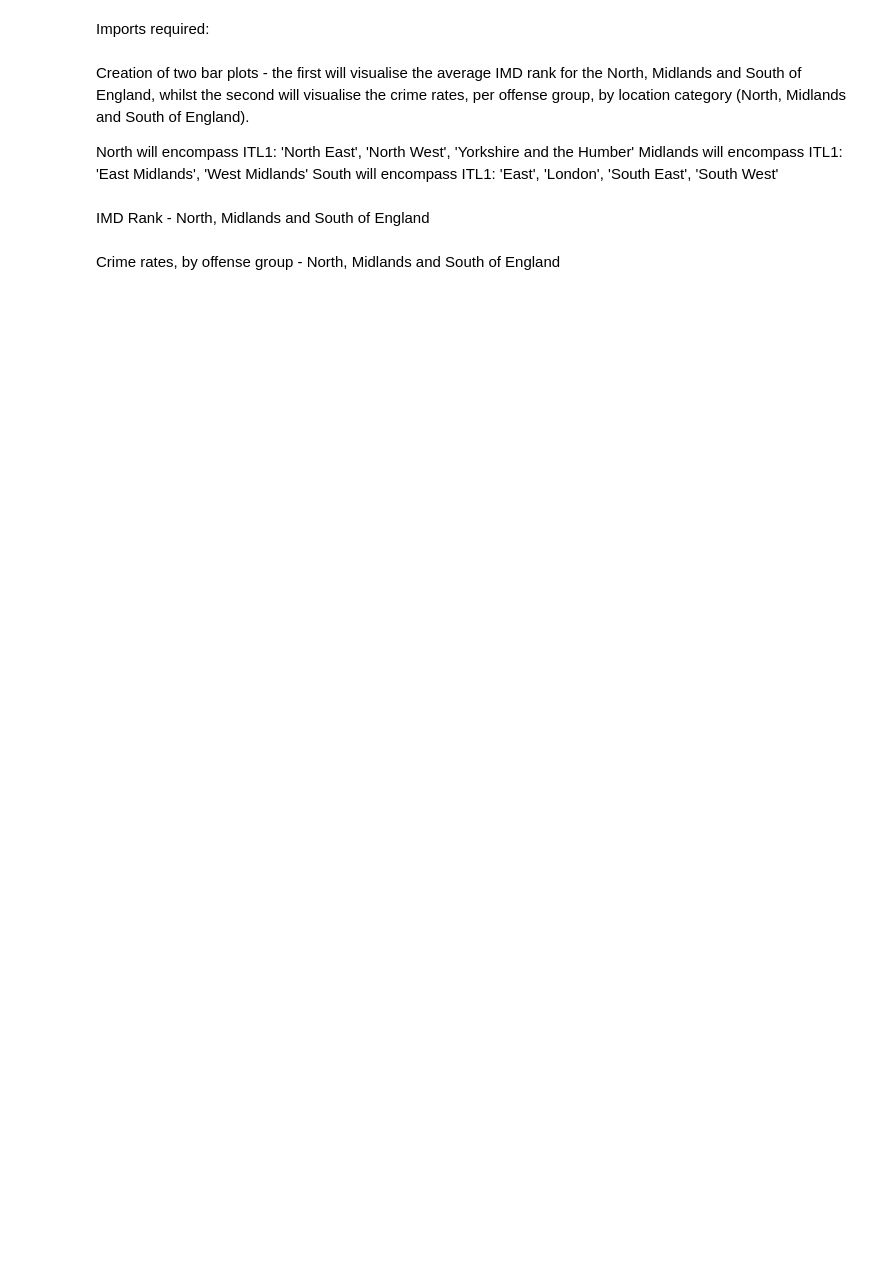
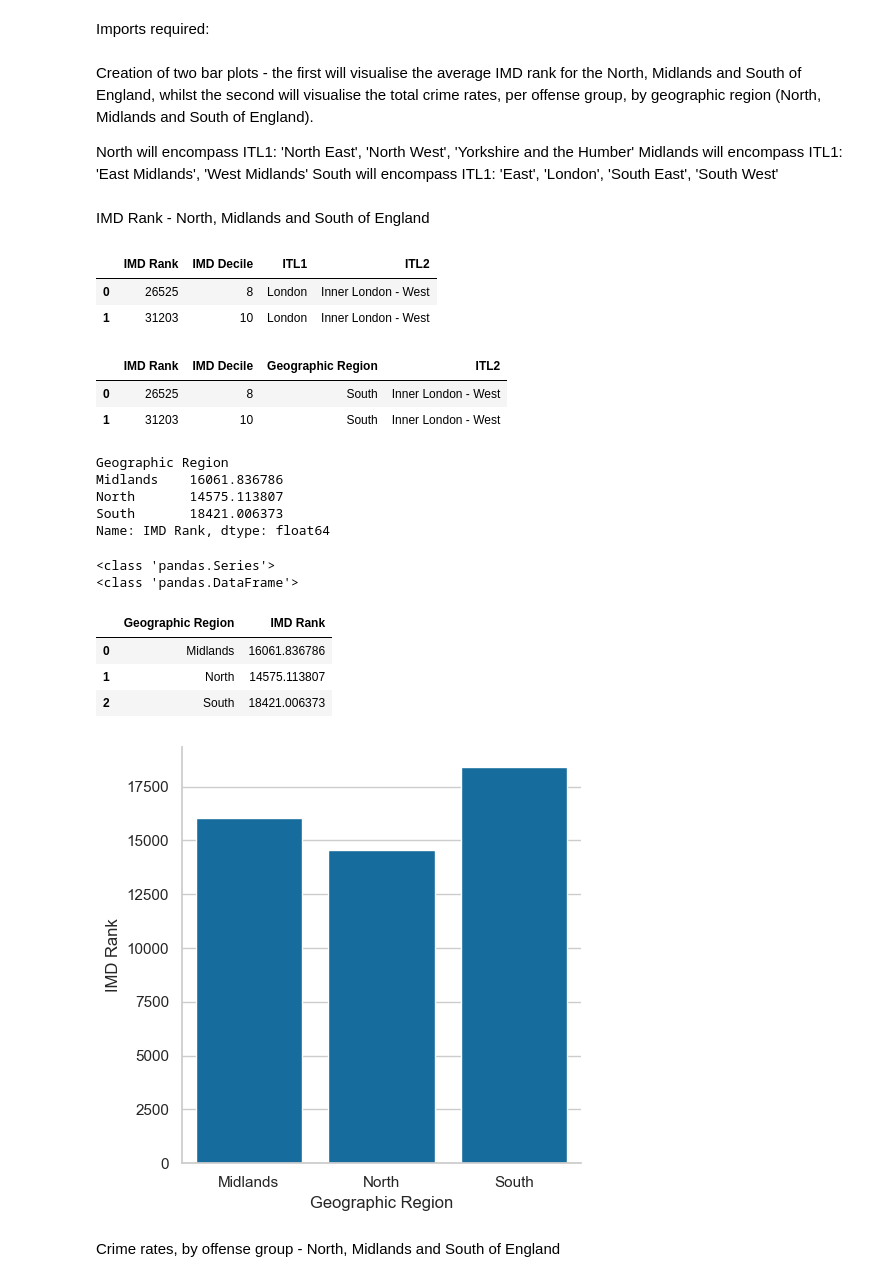
Before and after one commit to idilabdulle/Group-1-Project, a Jupyter notebook: North_Midlands_South_visualisation.ipynb, the cells around one changed output. Drawn from its saved outputs; the diff is of its cells as text; code cells hidden in the pictures; blank space fills up the shorter version.

```diff
--- a/North_Midlands_South_visualisation.ipynb
+++ b/North_Midlands_South_visualisation.ipynb
@@ -6,7 +6,7 @@ import pandas as pd
 import matplotlib.pyplot as plt
 import seaborn as sns
 # %% [markdown]
-Creation of two bar plots - the first will visualise the average IMD rank for the North, Midlands and South of England, whilst the second will visualise the crime rates, per offense group, by location category (North, Midlands and South of England).
+Creation of two bar plots - the first will visualise the average IMD rank for the North, Midlands and South of England, whilst the second will visualise the total crime rates, per offense group, by geographic region (North, Midlands and South of England).
 
 North will encompass ITL1: 'North East', 'North West', 'Yorkshire and the Humber'
 Midlands will encompass ITL1: 'East Midlands', 'West Midlands'
@@ -14,9 +14,61 @@ South will encompass ITL1: 'East', 'London', 'South East', 'South West'
 # %% [markdown]
 IMD Rank - North, Midlands and South of England
 # %%
+imd_df = pd.read_csv('clean_index_of_multiple_deprivation.csv')
 
+# Visually checking the head of the data
+display(imd_df.head(2))
+
+# Renaming ITL1 regions and grouping into North, Midlands or South
+imd_df_v2 = imd_df.replace({'North East (England)': 'North', 'North West (England)': 'North',\
+                                'Yorkshire and The Humber': 'North', 'East Midlands (England)': 'Midlands',\
+                               'West Midlands (England)': 'Midlands', 'East (England)': 'South', 'London':'South',\
+                               'South East (England)':'South', 'South West (England)': 'South'}, inplace=True)
+imd_df_v2.rename(columns={'ITL1': 'Geographic Region'}, inplace=True)
+
+# Check changes have been made correctly
+display(imd_df_v2.head(2))
+
+# Average IMD ranking for each geographic region
+imd_s = imd_df_v2.groupby(['Geographic Region'])['IMD Rank'].mean()
+display(imd_s.head(20))
+
+# To note: the .groupby() function has changed the df to a series
+# Need to convert back to a df, to then use the seaborn .catplot() function
+print(type(imd_s))
+imd_df_v3 = imd_s.reset_index()
+print(type(imd_df_v3))
+
+display(imd_df_v3.head(5))
+
+# Creating the graph
+imd_graph = sns.catplot(
+                data=imd_df_v3, kind='bar',
+                x='Geographic Region', y='IMD Rank',
+                alpha=1, color='#0072B2',
+                height=5, aspect=1
+)
 
 # plt.show()
+# %% [output]
+|  | IMD Rank | IMD Decile | ITL1 | ITL2 |
+| 0 | 26525 | 8 | London | Inner London - West |
+| 1 | 31203 | 10 | London | Inner London - West |
+|  | IMD Rank | IMD Decile | Geographic Region | ITL2 |
+| 0 | 26525 | 8 | South | Inner London - West |
+| 1 | 31203 | 10 | South | Inner London - West |
+Geographic Region
+Midlands    16061.836786
+North       14575.113807
+South       18421.006373
+Name: IMD Rank, dtype: float64
+<class 'pandas.Series'>
+<class 'pandas.DataFrame'>
+|  | Geographic Region | IMD Rank |
+| 0 | Midlands | 16061.836786 |
+| 1 | North | 14575.113807 |
+| 2 | South | 18421.006373 |
+[figure, added]
 # %% [markdown]
 Crime rates, by offense group - North, Midlands and South of England
 # %%
```
Also changed, not shown: parts of 1 cell of this notebook.
